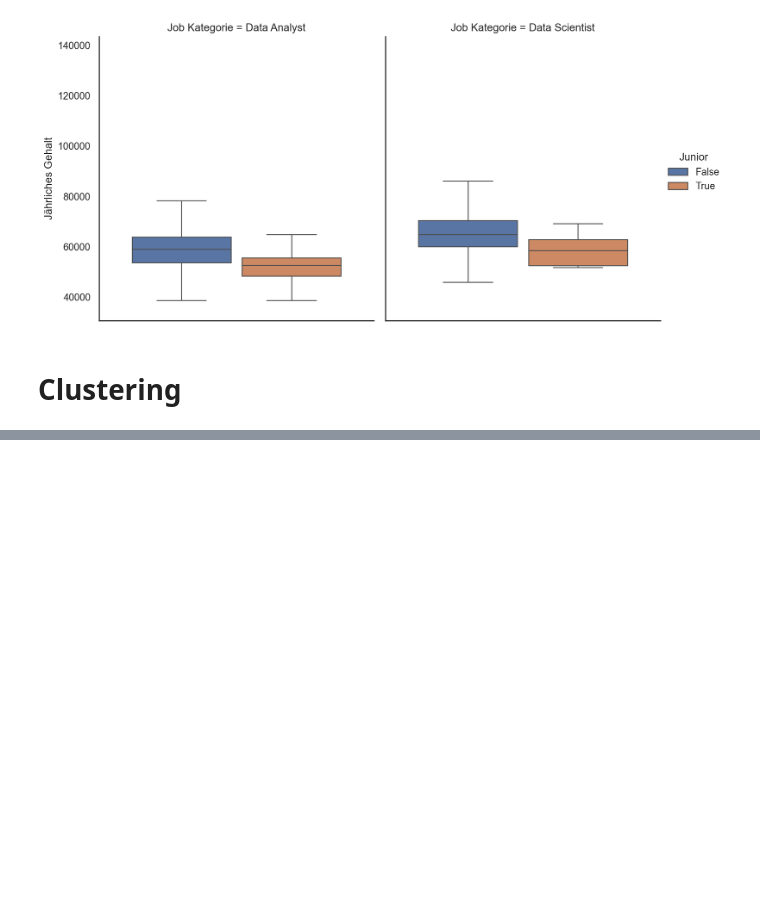
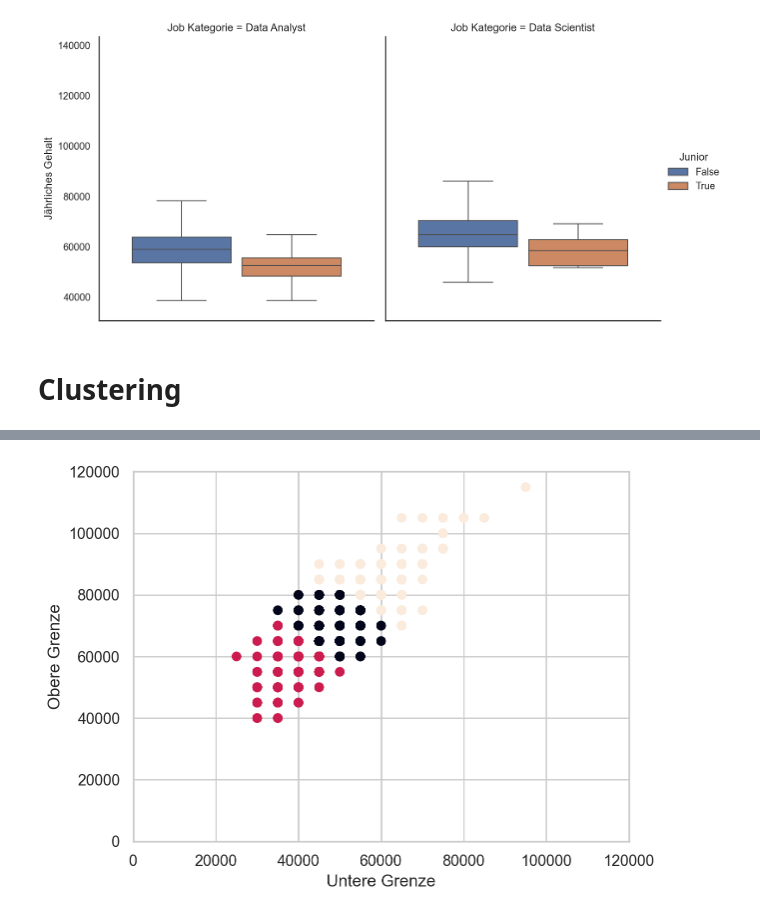
Before and after one commit to tim-hilde/Data-Science-Jobs, a Jupyter notebook: notebooks/03-Gehalt.ipynb, the cells around one changed output, grey strips where cells are left out. Drawn from its saved outputs; the diff is of its cells as text; code cells hidden in the pictures; blank space fills up the shorter version.

```diff
--- a/notebooks/03-Gehalt.ipynb
+++ b/notebooks/03-Gehalt.ipynb
@@ -161,0 +146,12 @@ for n in range(1, 10):
+# %%
+kmeans = KMeans(n_clusters=3, n_init=100, random_state=0)
+kmeans.fit_predict(jobs_input)
+plt.scatter(jobs_input.iloc[:, 0], jobs_input.iloc[:, 1], c=kmeans.labels_)
+plt.xlabel("Untere Grenze")
+plt.ylabel("Obere Grenze")
+plt.ylim(ymin=0, ymax=120_000)
+plt.xlim(xmin=0, xmax=120_000)
+
+plt.show()
+# %% [output]
+[figure, added]
```
Also changed, not shown: parts of 3 cells of this notebook, 2 other files.
